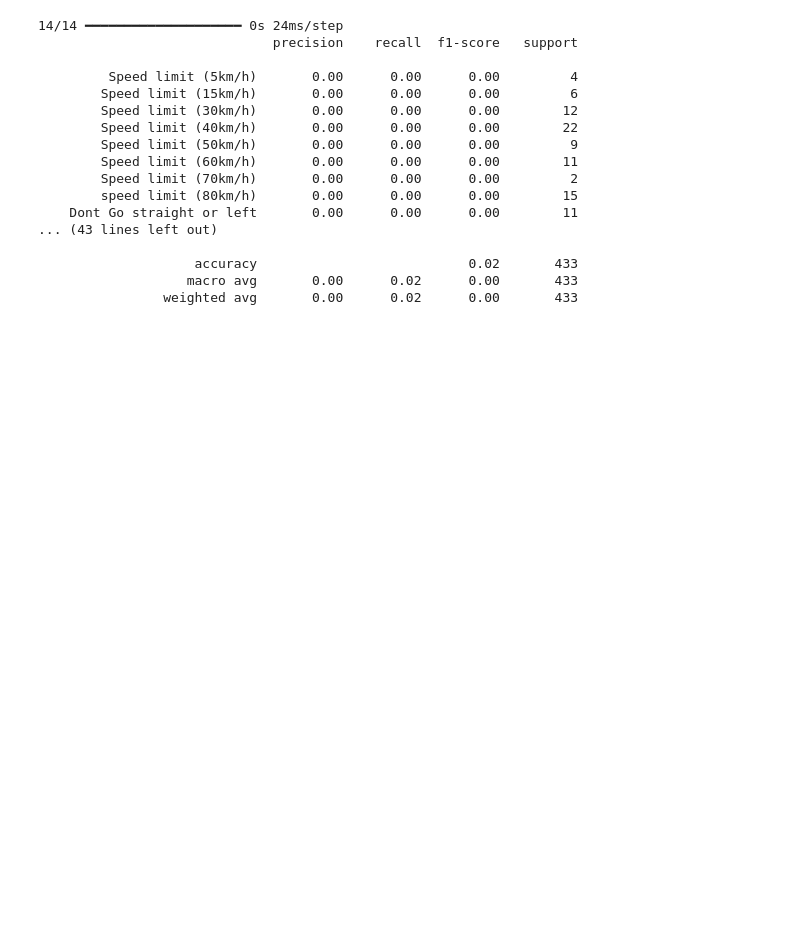
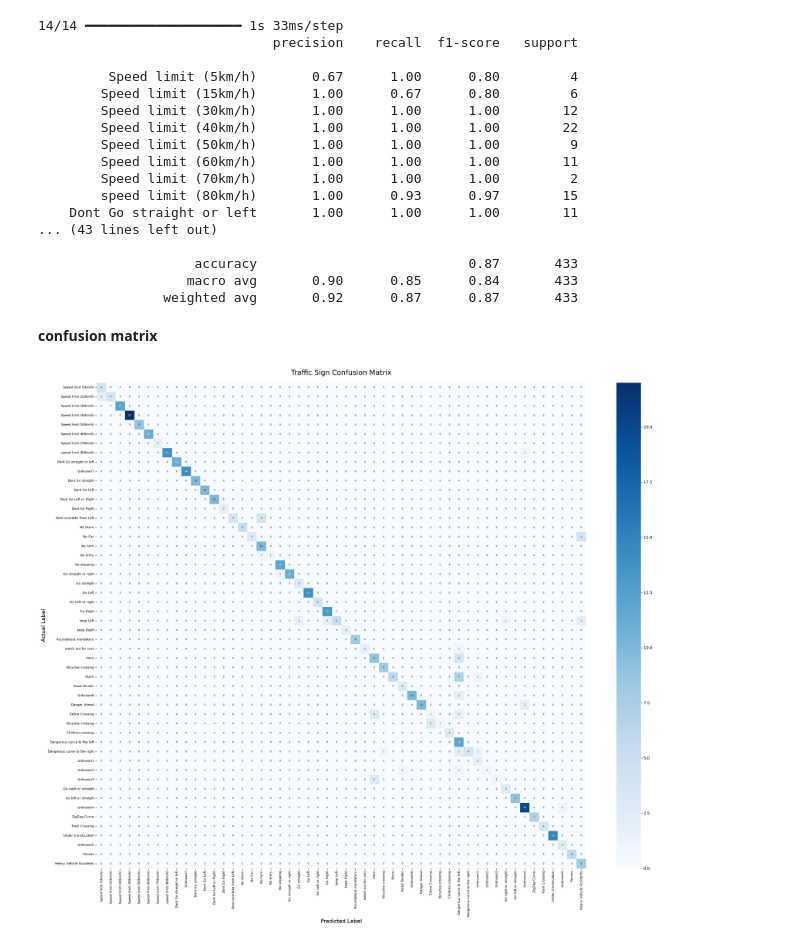
Before and after one commit to Yekta-Ahmadifar/Trafic-sign-detection, a Jupyter notebook: TrafficSign.ipynb, the cells around one changed output. Saved outputs shown, nothing was run; the diff lists cells and outputs as text; code cells hidden in the pictures; blank space fills up the shorter version.

Commit message:
model training and evaluation

```diff
--- a/TrafficSign.ipynb
+++ b/TrafficSign.ipynb
@@ -25,7 +28,7 @@ train_ds = tf.keras.utils.image_dataset_from_directory(
 val_ds = tf.keras.utils.image_dataset_from_directory(
     'DATA',
     validation_split = 0.2,
-    subset = "training",
+    subset = "validation",
     seed = 42,
     image_size = IMG_SIZ,
     batch_size = BATCH_SIZ
@@ -94,0 +98,6 @@ Model: "sequential_1"
+# %%
+history =  model.fit(
+    train_ds,
+    validation_data = val_ds,
+    epochs=10
+)
@@ -111,20 +141,49 @@ target_names = [labele_map[i] for i in sorted(list(set(y_true)))]
 
 print(classification_report(y_true, y_pred , target_names=target_names))
 # %% [output]
-14/14 ━━━━━━━━━━━━━━━━━━━━ 0s 24ms/step
+14/14 ━━━━━━━━━━━━━━━━━━━━ 1s 33ms/step
                               precision    recall  f1-score   support
 
-         Speed limit (5km/h)       0.00      0.00      0.00         4
-        Speed limit (15km/h)       0.00      0.00      0.00         6
-        Speed limit (30km/h)       0.00      0.00      0.00        12
-        Speed limit (40km/h)       0.00      0.00      0.00        22
-        Speed limit (50km/h)       0.00      0.00      0.00         9
-        Speed limit (60km/h)       0.00      0.00      0.00        11
-        Speed limit (70km/h)       0.00      0.00      0.00         2
-        speed limit (80km/h)       0.00      0.00      0.00        15
-    Dont Go straight or left       0.00      0.00      0.00        11
+         Speed limit (5km/h)       0.67      1.00      0.80         4
+        Speed limit (15km/h)       1.00      0.67      0.80         6
+        Speed limit (30km/h)       1.00      1.00      1.00        12
+        Speed limit (40km/h)       1.00      1.00      1.00        22
+        Speed limit (50km/h)       1.00      1.00      1.00         9
+        Speed limit (60km/h)       1.00      1.00      1.00        11
+        Speed limit (70km/h)       1.00      1.00      1.00         2
+        speed limit (80km/h)       1.00      0.93      0.97        15
+    Dont Go straight or left       1.00      1.00      1.00        11
 ... (43 lines left out)
 
-                    accuracy                           0.02       433
-                   macro avg       0.00      0.02      0.00       433
-                weighted avg       0.00      0.02      0.00       433
+                    accuracy                           0.87       433
+                   macro avg       0.90      0.85      0.84       433
+                weighted avg       0.92      0.87      0.87       433
+# %% [markdown]
+**confusion matrix**
+# %%
+cm = confusion_matrix(y_true, y_pred)
+
+plt.figure(figsize=(24, 20))
+
+sns.heatmap(cm,
+            annot=True,
+            fmt='d',
+            cmap='Blues',
+            cbar=True,
+            annot_kws={"size": 6},
+            xticklabels=target_names,
+            yticklabels=target_names)
+
+plt.title('Traffic Sign Confusion Matrix', fontsize=18, pad=20)
+plt.ylabel('Actual Label', fontsize=14)
+plt.xlabel('Predicted Label', fontsize=14)
+
+# 4. Improve the label readability
+plt.xticks(rotation=90, fontsize=8)
+plt.yticks(fontsize=8)
+
+# 5. Prevent edge clipping
+plt.tight_layout()
+plt.show()
+# %% [output]
+[figure, added]
```
Also changed, not shown: parts of 7 cells of this notebook.
